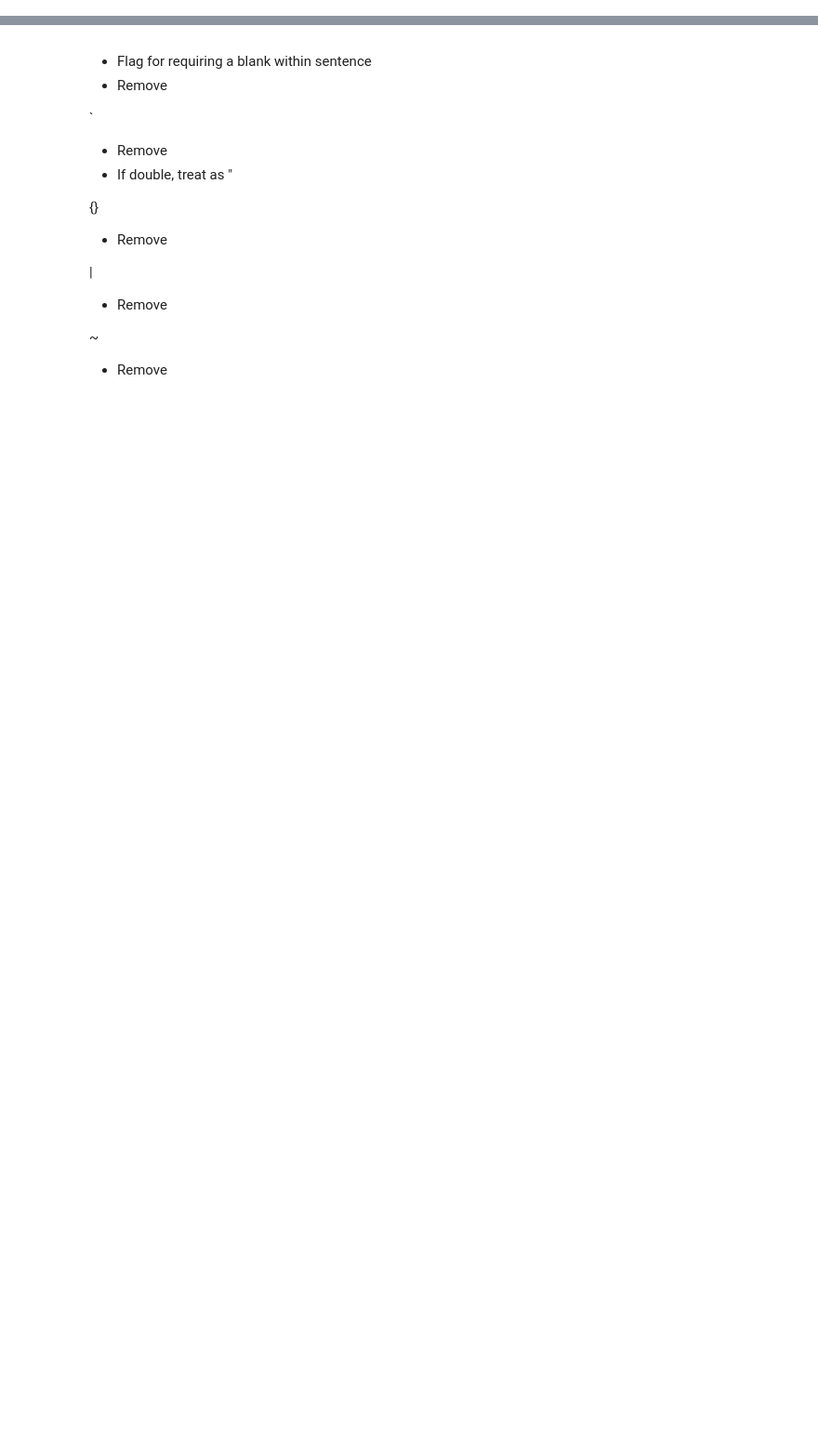
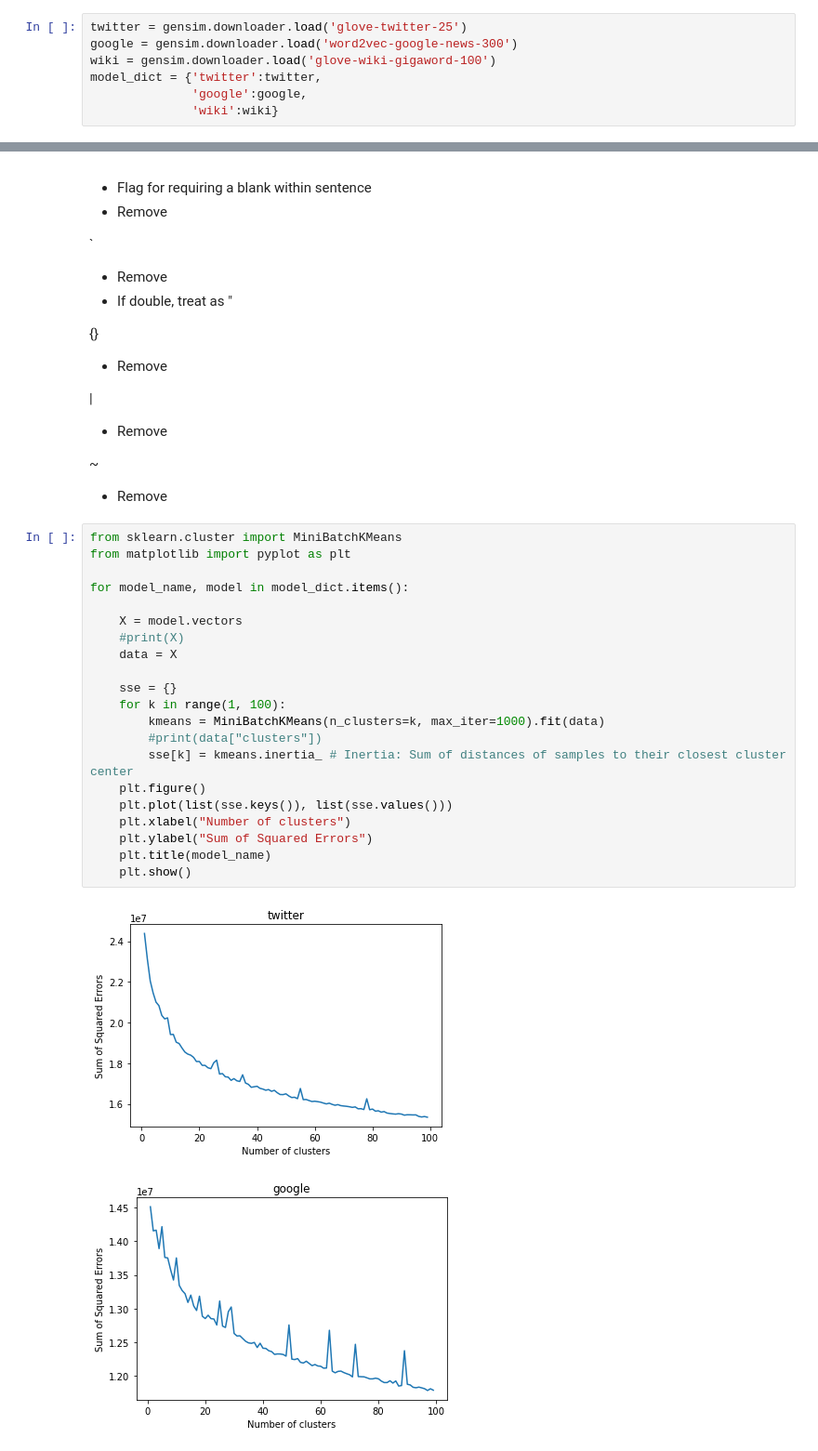
Before and after one commit to OwenBrush/crossword-solver, a Jupyter notebook: data_exploration.ipynb, the cells around one changed output, grey strips where cells are left out. Shown at 93% size. Saved outputs shown, nothing was run; the diff lists cells and outputs as text; blank space fills up the shorter version.

Commit message:
Generated new graphs

```diff
--- a/data_exploration.ipynb
+++ b/data_exploration.ipynb
@@ -227,3 +218,10 @@ import gensim.downloader
 print(list(gensim.downloader.info()['models'].keys()))
 # %% [output]
 ['fasttext-wiki-news-subwords-300', 'conceptnet-numberbatch-17-06-300', 'word2vec-ruscorpora-300', 'word2vec-google-news-300', 'glove-wiki-gigaword-50', 'glove-wiki-gigaword-100', 'glove-wiki-gigaword ...
+# %%
+twitter = gensim.downloader.load('glove-twitter-25')
+google = gensim.downloader.load('word2vec-google-news-300')
+wiki = gensim.downloader.load('glove-wiki-gigaword-100')
+model_dict = {'twitter':twitter,
+              'google':google,
+              'wiki':wiki}
@@ -436,3 +414,27 @@ _
 
 ~
 * Remove
+# %%
+from sklearn.cluster import MiniBatchKMeans
+from matplotlib import pyplot as plt
+
+for model_name, model in model_dict.items():
+
+    X = model.vectors
+    #print(X)
+    data = X
+
+    sse = {}
+    for k in range(1, 100):
+        kmeans = MiniBatchKMeans(n_clusters=k, max_iter=1000).fit(data)
+        #print(data["clusters"])
+        sse[k] = kmeans.inertia_ # Inertia: Sum of distances of samples to their closest cluster center
+    plt.figure()
+    plt.plot(list(sse.keys()), list(sse.values()))
+    plt.xlabel("Number of clusters")
+    plt.ylabel("Sum of Squared Errors")
+    plt.title(model_name)
+    plt.show()
+# %% [output]
+[figure, added]
+[figure, added]
```
Also changed, not shown: parts of 12 cells of this notebook, 4 other files.
